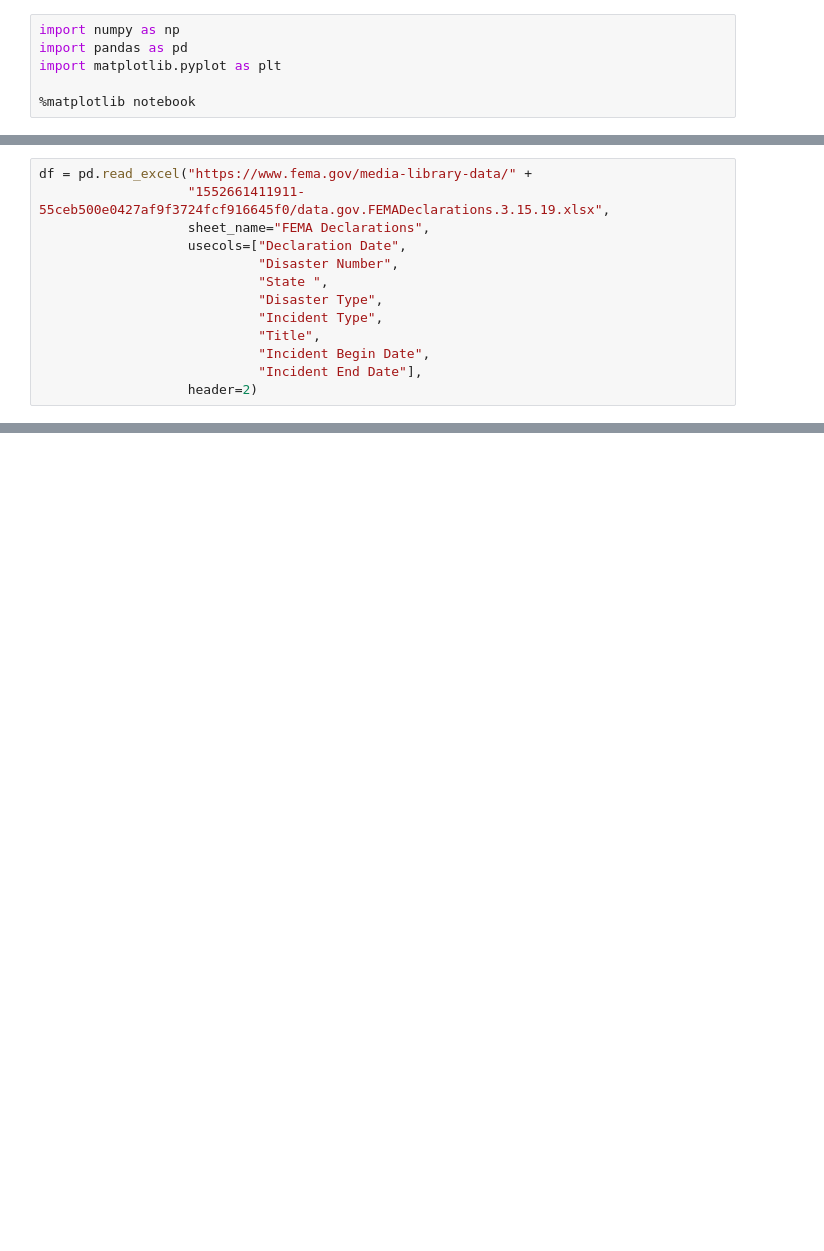
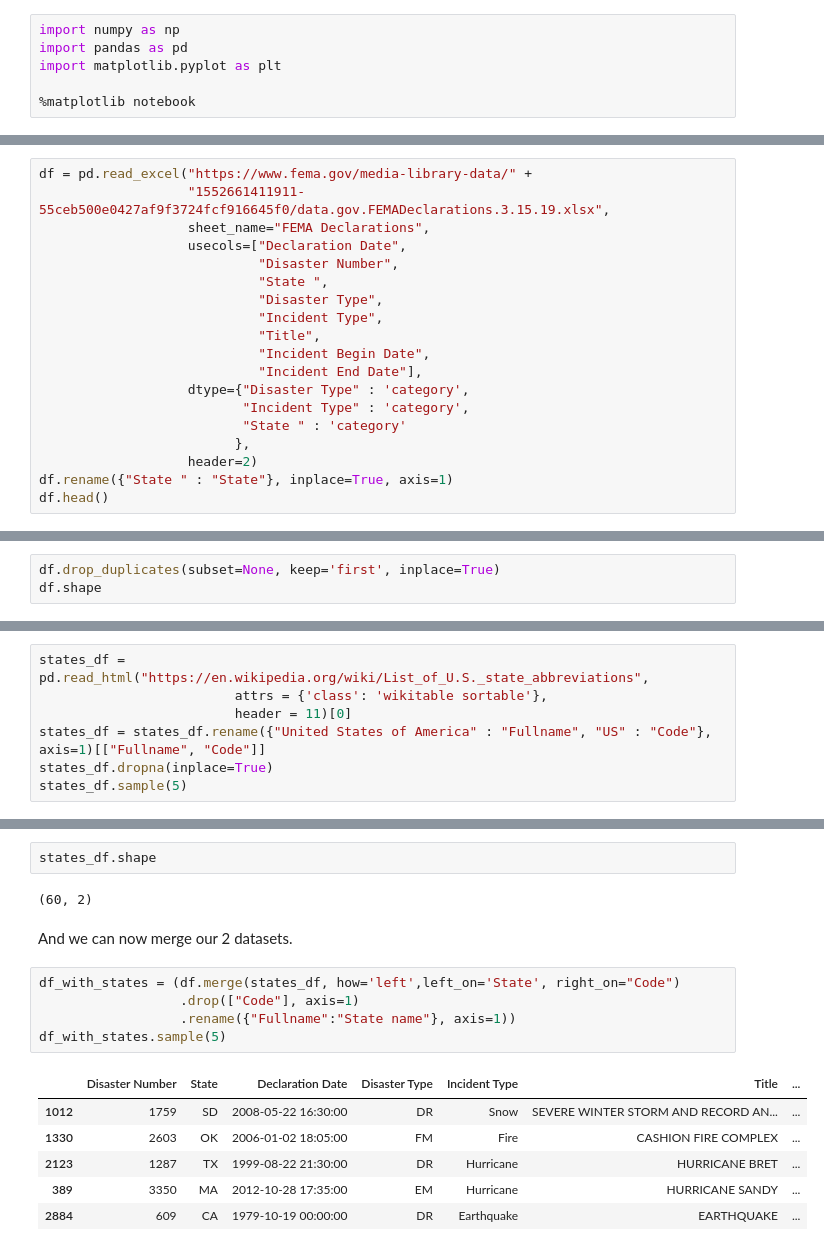
Before and after one commit to avanmalleghem/Natural-disasters-USA, a Jupyter notebook: EDA.ipynb, the cells around one changed output, grey strips where cells are left out. Saved outputs shown, nothing was run; the diff lists cells and outputs as text; blank space fills up the shorter version.

```diff
--- a/EDA.ipynb
+++ b/EDA.ipynb
@@ -20,4 +19,10 @@ df = pd.read_excel("https://www.fema.gov/media-library-data/" +
                             "Title",
                             "Incident Begin Date",
                             "Incident End Date"],
+                   dtype={"Disaster Type" : 'category',
+                          "Incident Type" : 'category',
+                          "State " : 'category'
+                         },
                    header=2)
+df.rename({"State " : "State"}, inplace=True, axis=1)
+df.head()
@@ -48,0 +97,3 @@ memory usage: 2.2+ MB
+# %%
+df.drop_duplicates(subset=None, keep='first', inplace=True)
+df.shape
@@ -48,0 +122,7 @@ memory usage: 2.2+ MB
+# %%
+states_df = pd.read_html("https://en.wikipedia.org/wiki/List_of_U.S._state_abbreviations",
+                         attrs = {'class': 'wikitable sortable'},
+                         header = 11)[0]
+states_df = states_df.rename({"United States of America" : "Fullname", "US" : "Code"}, axis=1)[["Fullname", "Code"]]
+states_df.dropna(inplace=True)
+states_df.sample(5)
@@ -48,0 +136,18 @@ memory usage: 2.2+ MB
+# %%
+states_df.shape
+# %% [output]
+(60, 2)
+# %% [markdown]
+And we can now merge our 2 datasets.
+# %%
+df_with_states = (df.merge(states_df, how='left',left_on='State', right_on="Code")
+                  .drop(["Code"], axis=1)
+                  .rename({"Fullname":"State name"}, axis=1))
+df_with_states.sample(5)
+# %% [output]
+|  | Disaster Number | State | Declaration Date | Disaster Type | Incident Type | Title | ... |
+| 1012 | 1759 | SD | 2008-05-22 16:30:00 | DR | Snow | SEVERE WINTER STORM AND RECORD AN... | ... |
+| 1330 | 2603 | OK | 2006-01-02 18:05:00 | FM | Fire | CASHION FIRE COMPLEX | ... |
+| 2123 | 1287 | TX | 1999-08-22 21:30:00 | DR | Hurricane | HURRICANE BRET | ... |
+| 389 | 3350 | MA | 2012-10-28 17:35:00 | EM | Hurricane | HURRICANE SANDY | ... |
+| 2884 | 609 | CA | 1979-10-19 00:00:00 | DR | Earthquake | EARTHQUAKE | ... |
```
Also changed, not shown: parts of 28 cells of this notebook, 1 other file.
